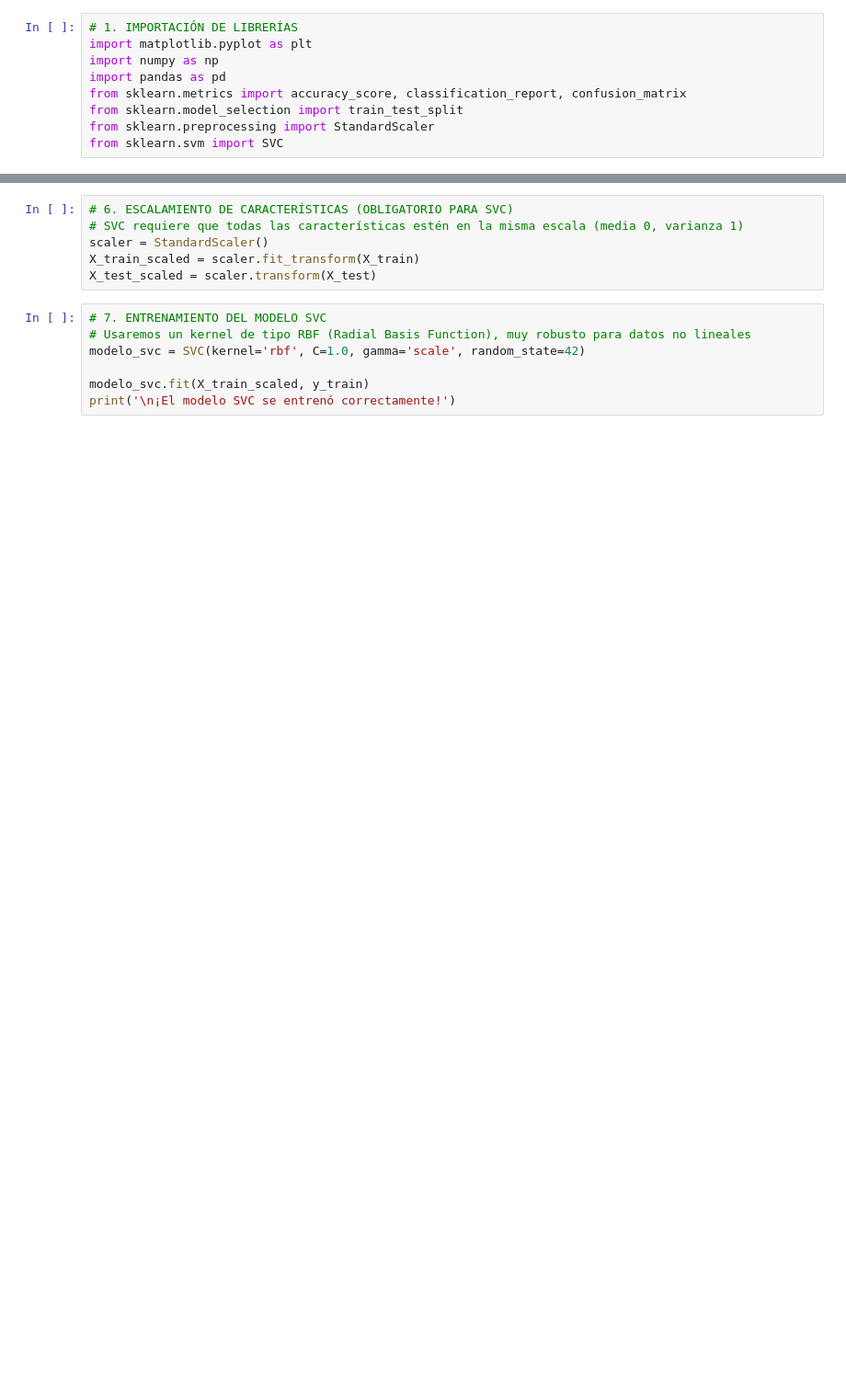
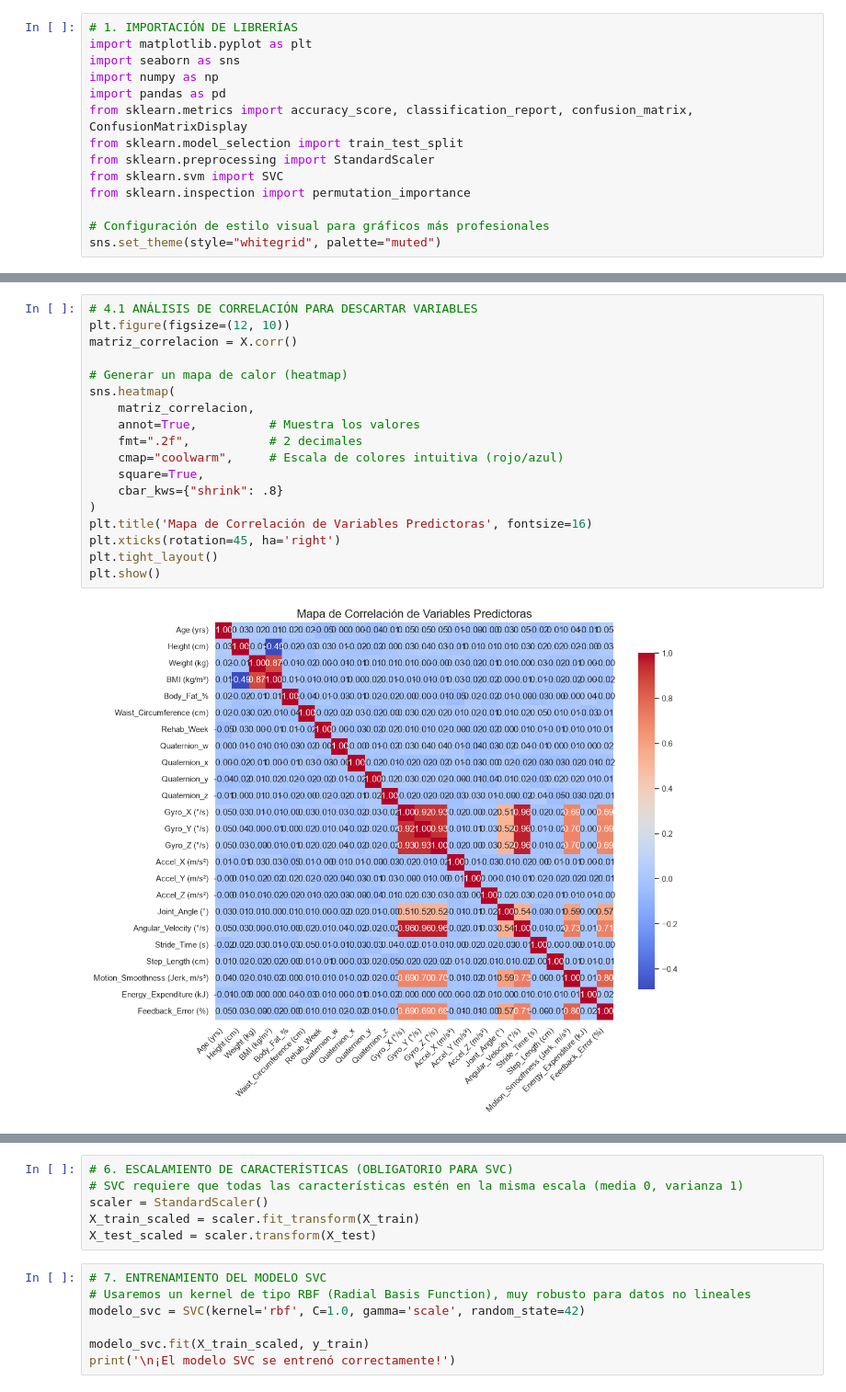
Before and after one commit to Uriel-Montufa/Fundamentos-de-IA, a Jupyter notebook: Laboratorios/CorpusApp.ipynb, the cells around one changed output, grey strips where cells are left out. Shown at 92% size. Saved outputs shown, nothing was run; the diff lists cells and outputs as text; blank space fills up the shorter version.

```diff
--- a/Laboratorios/CorpusApp.ipynb
+++ b/Laboratorios/CorpusApp.ipynb
@@ -1,9 +1,14 @@
 # %%
 # 1. IMPORTACIÓN DE LIBRERÍAS
 import matplotlib.pyplot as plt
+import seaborn as sns
 import numpy as np
 import pandas as pd
-from sklearn.metrics import accuracy_score, classification_report, confusion_matrix
+from sklearn.metrics import accuracy_score, classification_report, confusion_matrix, ConfusionMatrixDisplay
 from sklearn.model_selection import train_test_split
 from sklearn.preprocessing import StandardScaler
 from sklearn.svm import SVC
+from sklearn.inspection import permutation_importance
+
+# Configuración de estilo visual para gráficos más profesionales
+sns.set_theme(style="whitegrid", palette="muted")
@@ -70,3 +119,23 @@ print('Dimensiones de y (Objetivo):', y.shape)
+# %%
+# 4.1 ANÁLISIS DE CORRELACIÓN PARA DESCARTAR VARIABLES
+plt.figure(figsize=(12, 10))
+matriz_correlacion = X.corr()
+
+# Generar un mapa de calor (heatmap)
+sns.heatmap(
+    matriz_correlacion,
+    annot=True,          # Muestra los valores
+    fmt=".2f",           # 2 decimales
+    cmap="coolwarm",     # Escala de colores intuitiva (rojo/azul)
+    square=True,
+    cbar_kws={"shrink": .8}
+)
+plt.title('Mapa de Correlación de Variables Predictoras', fontsize=16)
+plt.xticks(rotation=45, ha='right')
+plt.tight_layout()
+plt.show()
+# %% [output]
+[figure, added]
 # %%
 # 5. DIVISIÓN DE DATOS (ENTRENAMIENTO Y PRUEBA)
 X_train, X_test, y_train, y_test = train_test_split(
```
Also changed, not shown: parts of 8 cells of this notebook, 2 other files.
